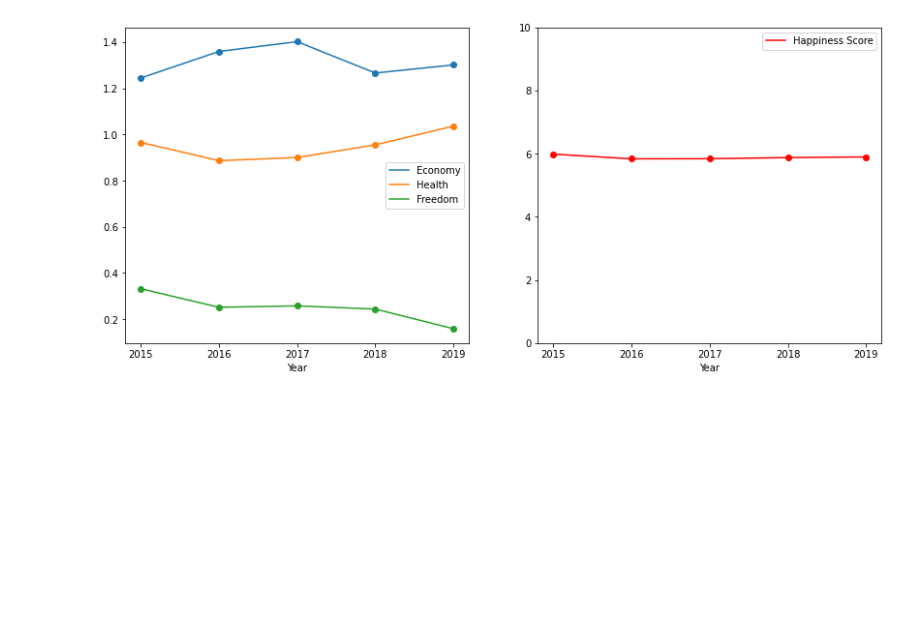
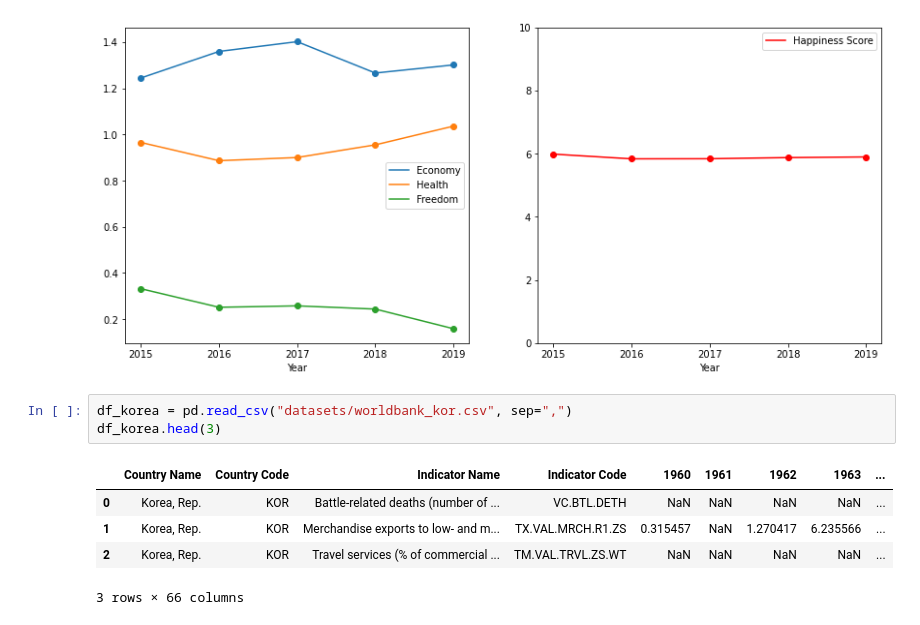
Before and after one commit to denev6/baekjoon, a Jupyter notebook: korea.ipynb, the cells around one changed output. Drawn from its saved outputs; the diff is of its cells as text; blank space fills up the shorter version.

```diff
--- a/korea.ipynb
+++ b/korea.ipynb
@@ -97,3 +97,12 @@ ax2.legend()
 plt.show()
 # %% [output]
 [figure]
+# %%
+df_korea = pd.read_csv("datasets/worldbank_kor.csv", sep=",")
+df_korea.head(3)
+# %% [output]
+|  | Country Name | Country Code | Indicator Name | Indicator Code | 1960 | 1961 | 1962 | 1963 | ... |
+| 0 | Korea, Rep. | KOR | Battle-related deaths (number of ... | VC.BTL.DETH | NaN | NaN | NaN | NaN | ... |
+| 1 | Korea, Rep. | KOR | Merchandise exports to low- and m... | TX.VAL.MRCH.R1.ZS | 0.315457 | NaN | 1.270417 | 6.235566 | ... |
+| 2 | Korea, Rep. | KOR | Travel services (% of commercial ... | TM.VAL.TRVL.ZS.WT | NaN | NaN | NaN | NaN | ... |
+3 rows × 66 columns
```
Also changed, not shown: parts of 7 cells of this notebook, 1 other file.
